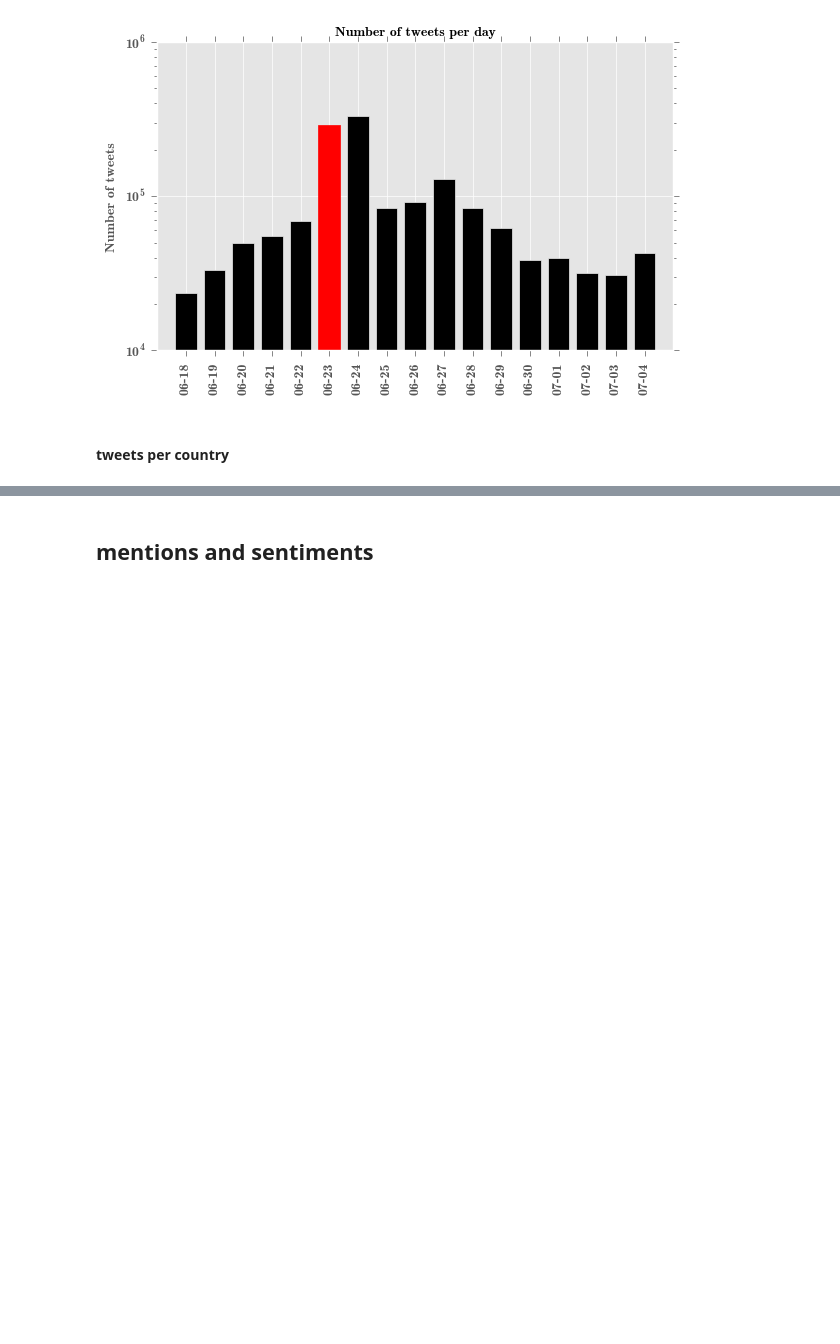
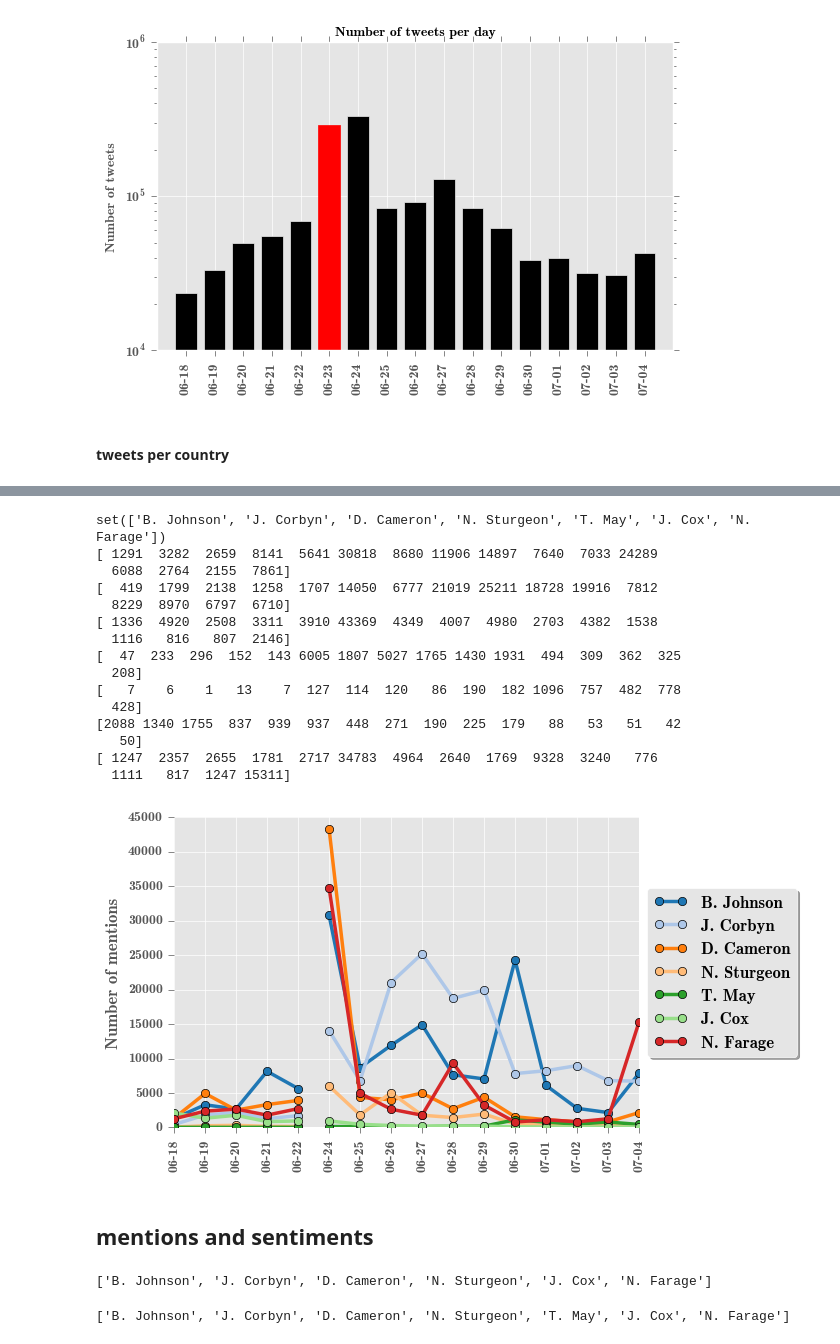
Before and after one commit to cristinadece/TwitterCrisis, a Jupyter notebook: plots_brexit.ipynb, the cells around one changed output, grey strips where cells are left out. Cells and saved outputs as stored; diff of their text form; code cells hidden in the pictures; blank space fills up the shorter version.

```diff
--- a/plots_brexit.ipynb
+++ b/plots_brexit.ipynb
@@ -505,2 +882,25 @@ plotLines(dest, variableNames, "/home/muntean/brexit-enriched/plots/politician_h
+# %%
+variableNames = set(politician_synonims.values())
+print variableNames
+dest = pre_dailyMentionDict.copy()
+dest.update(post_dailyMentionDict)
+plotLinesWithGap(dest, variableNames, "/home/muntean/brexit-enriched/plots/politicians_mixed_all_with_gap.pdf")
+# %% [output]
+set(['B. Johnson', 'J. Corbyn', 'D. Cameron', 'N. Sturgeon', 'T. May', 'J. Cox', 'N. Farage'])
+[ 1291  3282  2659  8141  5641 30818  8680 11906 14897  7640  7033 24289
+  6088  2764  2155  7861]
+[  419  1799  2138  1258  1707 14050  6777 21019 25211 18728 19916  7812
+  8229  8970  6797  6710]
+[ 1336  4920  2508  3311  3910 43369  4349  4007  4980  2703  4382  1538
+  1116   816   807  2146]
+[  47  233  296  152  143 6005 1807 5027 1765 1430 1931  494  309  362  325
+  208]
+[   7    6    1   13    7  127  114  120   86  190  182 1096  757  482  778
+  428]
+[2088 1340 1755  837  939  937  448  271  190  225  179   88   53   51   42
+   50]
+[ 1247  2357  2655  1781  2717 34783  4964  2640  1769  9328  3240   776
+  1111   817  1247 15311]
+[figure, added]
 # %% [markdown]
 ## mentions and sentiments
@@ -508,0 +958,4 @@ mentionSentiIndex = stats_enriched_tweets.buildCountrySentiIndexMention(filename
+# %%
+print pre_countrySentiIndex.keys()
+# %% [output]
+['B. Johnson', 'J. Corbyn', 'D. Cameron', 'N. Sturgeon', 'J. Cox', 'N. Farage']
@@ -509,3 +964,7 @@ mentionSentiIndex = stats_enriched_tweets.buildCountrySentiIndexMention(filename
+# %%
+print post_countrySentiIndex.keys()
+# %% [output]
+['B. Johnson', 'J. Corbyn', 'D. Cameron', 'N. Sturgeon', 'T. May', 'J. Cox', 'N. Farage']
 # %%
 def plotCountrySentimentPerDay(dailySentiDict, countryName, days): #, generic_title):
     labels = list()
```
Also changed, not shown: parts of 31 cells of this notebook.
